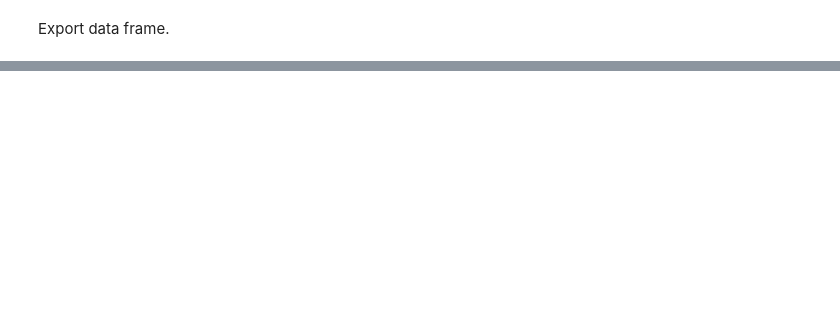
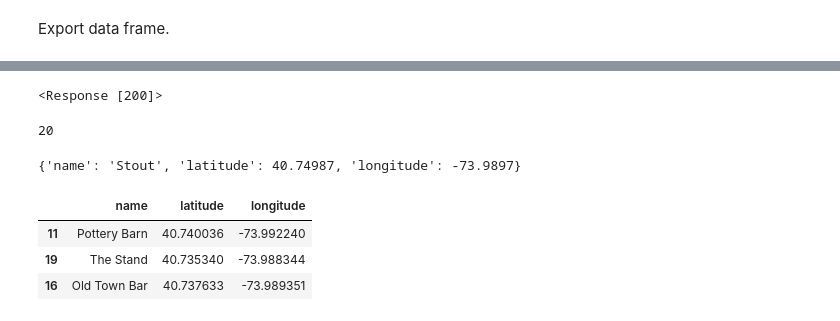
Before and after one commit to imalanz/RockAI_Studio, a Jupyter notebook: Analisis.ipynb, the cells around one changed output, grey strips where cells are left out. Saved outputs shown, nothing was run; the diff lists cells and outputs as text; code cells hidden in the pictures; blank space fills up the shorter version.

```diff
--- a/Analisis.ipynb
+++ b/Analisis.ipynb
@@ -380,0 +401,4 @@ export_NY_starbucks (starbucks)
+# %%
+lst = []
+for i in response.json()["results"]:
+    lst.append(coord_name(i))
@@ -380,0 +420,22 @@ export_NY_starbucks (starbucks)
+# %%
+url = "https://api.foursquare.com/v3/places/search"
+
+params = {
+    "query": "bars",
+    "ll": "40.751693,-73.989676",
+    "open_now": "true",
+    "sort":"DISTANCE",
+    "radius": 15000,
+    "limit": 20
+}
+
+headers = {
+    "Accept": "application/json",
+    "Authorization": token
+}
+
+response = requests.request("GET", url, params=params, headers=headers)
+
+response
+# %% [output]
+<Response [200]>
@@ -380,0 +444,20 @@ export_NY_starbucks (starbucks)
+# %%
+len(bars)
+# %% [output]
+20
+# %%
+coord_name (bars[0])
+# %% [output]
+{'name': 'Stout', 'latitude': 40.74987, 'longitude': -73.9897}
+# %%
+lst = []
+for i in response.json()["results"]:
+    lst.append(coord_name(i))
+# %%
+bars = pd.DataFrame(lst)
+bars.sample(3)
+# %% [output]
+|  | name | latitude | longitude |
+| 11 | Pottery Barn | 40.740036 | -73.992240 |
+| 19 | The Stand | 40.735340 | -73.988344 |
+| 16 | Old Town Bar | 40.737633 | -73.989351 |
```
Also changed, not shown: parts of 22 cells of this notebook, 1 other file.
